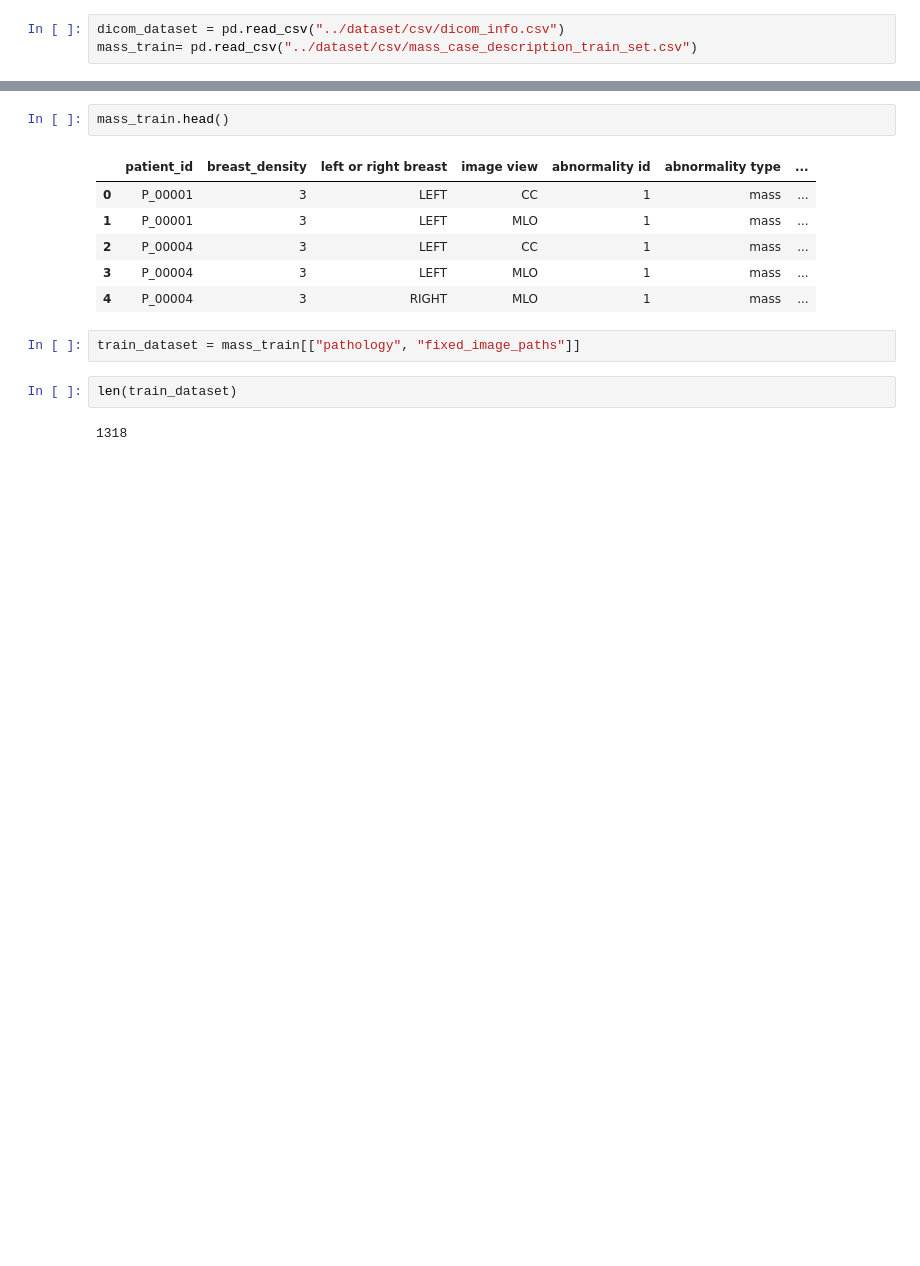
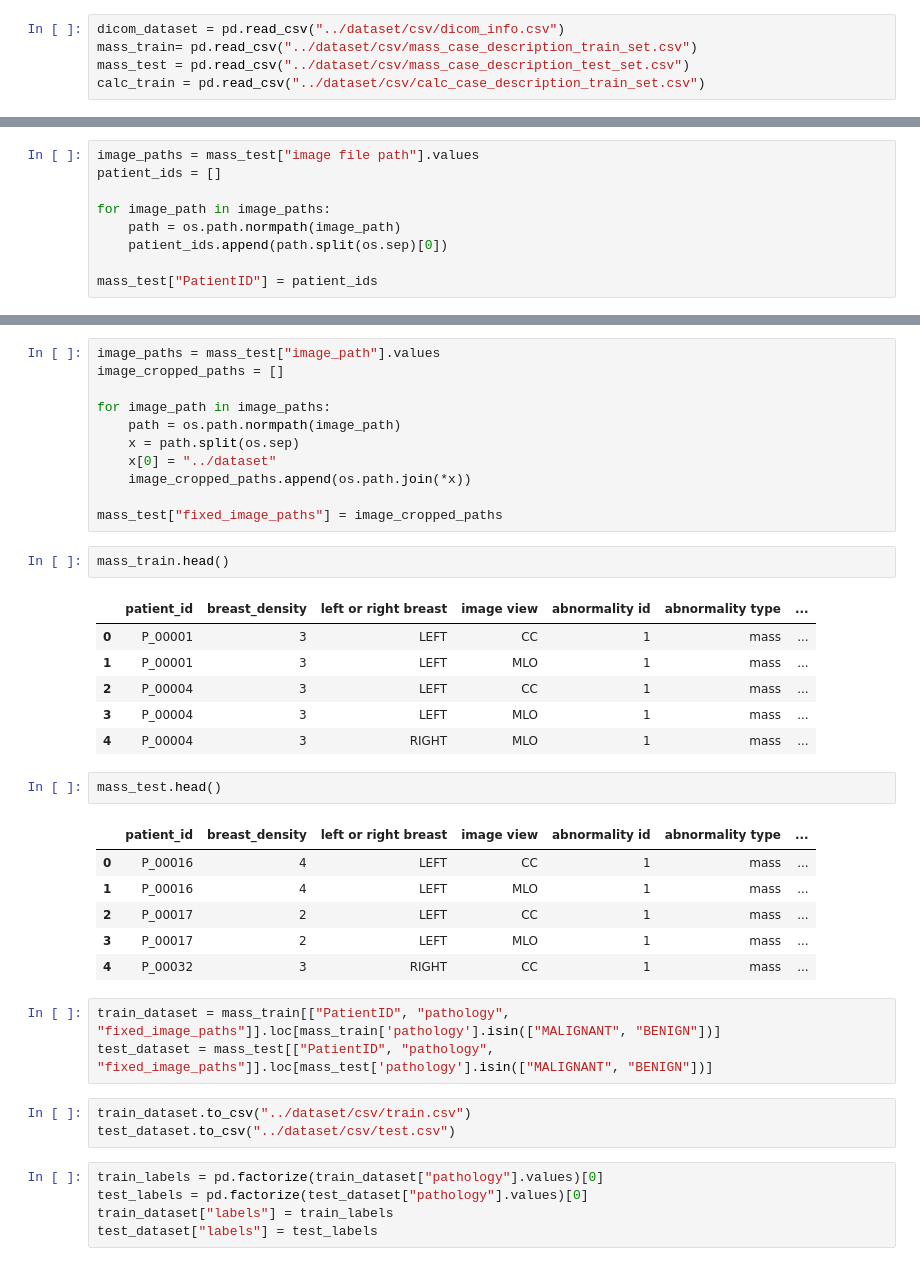
Before and after one commit to RuthJoanna0613/breast_cancer_image_processing, a Jupyter notebook: jupyter/dataset_eploration.ipynb, the cells around one changed output, grey strips where cells are left out. Drawn from its saved outputs; the diff is of its cells as text; blank space fills up the shorter version.

```diff
--- a/jupyter/dataset_eploration.ipynb
+++ b/jupyter/dataset_eploration.ipynb
@@ -15,4 +21,6 @@ To enable the following instructions: SSE4.1 SSE4.2, in other operations, rebuil
 # %%
 dicom_dataset = pd.read_csv("../dataset/csv/dicom_info.csv")
 mass_train= pd.read_csv("../dataset/csv/mass_case_description_train_set.csv")
+mass_test = pd.read_csv("../dataset/csv/mass_case_description_test_set.csv")
+calc_train = pd.read_csv("../dataset/csv/calc_case_description_train_set.csv")
 # %%
@@ -42,2 +50,11 @@ mass_train["PatientID"] = patient_ids
+# %%
+image_paths = mass_test["image file path"].values
+patient_ids = []
+
+for image_path in image_paths:
+    path = os.path.normpath(image_path)
+    patient_ids.append(path.split(os.sep)[0])
+
+mass_test["PatientID"] = patient_ids
 # %%
 mass_train = mass_train.merge(dicom_dataset[["PatientID", "image_path"]], on='PatientID', how='inner')
@@ -55,3 +73,14 @@ mass_train["fixed_image_paths"] = image_cropped_paths
+# %%
+image_paths = mass_test["image_path"].values
+image_cropped_paths = []
+
+for image_path in image_paths:
+    path = os.path.normpath(image_path)
+    x = path.split(os.sep)
+    x[0] = "../dataset"
+    image_cropped_paths.append(os.path.join(*x))
+
+mass_test["fixed_image_paths"] = image_cropped_paths
 # %%
 mass_train.head()
 # %% [output]
@@ -61,12 +90,26 @@ mass_train.head()
 | 2 | P_00004 | 3 | LEFT | CC | 1 | mass | ... |
 | 3 | P_00004 | 3 | LEFT | MLO | 1 | mass | ... |
 | 4 | P_00004 | 3 | RIGHT | MLO | 1 | mass | ... |
+# %%
+mass_test.head()
+# %% [output]
+|  | patient_id | breast_density | left or right breast | image view | abnormality id | abnormality type | ... |
+| 0 | P_00016 | 4 | LEFT | CC | 1 | mass | ... |
+| 1 | P_00016 | 4 | LEFT | MLO | 1 | mass | ... |
+| 2 | P_00017 | 2 | LEFT | CC | 1 | mass | ... |
+| 3 | P_00017 | 2 | LEFT | MLO | 1 | mass | ... |
+| 4 | P_00032 | 3 | RIGHT | CC | 1 | mass | ... |
 # %%
-train_dataset = mass_train[["pathology", "fixed_image_paths"]]
+train_dataset = mass_train[["PatientID", "pathology", "fixed_image_paths"]].loc[mass_train['pathology'].isin(["MALIGNANT", "BENIGN"])]
+test_dataset = mass_test[["PatientID", "pathology", "fixed_image_paths"]].loc[mass_test['pathology'].isin(["MALIGNANT", "BENIGN"])]
-# %%
-len(train_dataset)
-# %% [output]
-1318
+# %%
+train_dataset.to_csv("../dataset/csv/train.csv")
+test_dataset.to_csv("../dataset/csv/test.csv")
+# %%
+train_labels = pd.factorize(train_dataset["pathology"].values)[0]
+test_labels = pd.factorize(test_dataset["pathology"].values)[0]
+train_dataset["labels"] = train_labels
+test_dataset["labels"] = test_labels
 # %%
 images = []
 for i, image_path in enumerate(train_dataset["fixed_image_paths"].values):
```
Also changed, not shown: parts of 21 cells of this notebook, 6 other files.
